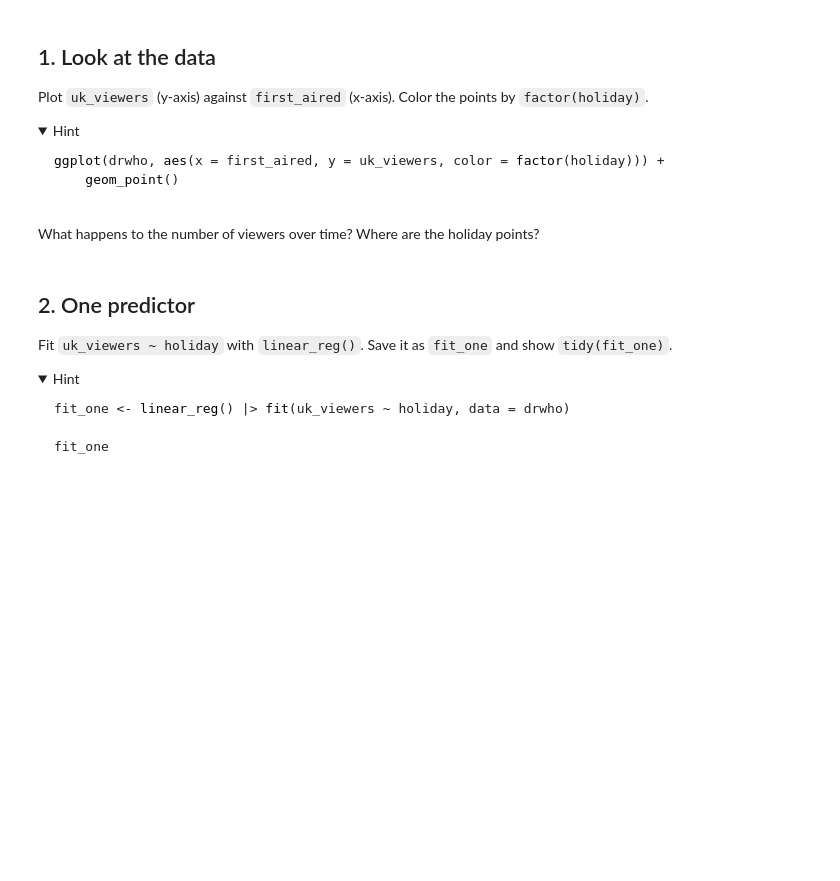
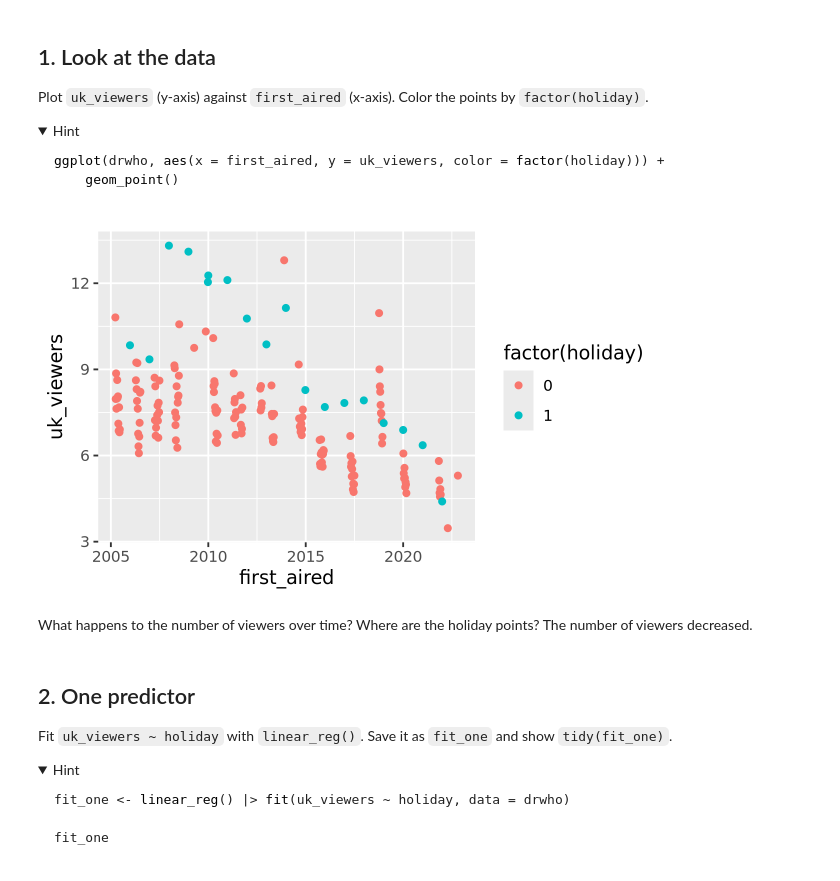
Before and after one commit to adithi-sri/codespace, a Jupyter notebook: exercises/12-drwho-exercise.ipynb, the cells around one changed output. Saved outputs shown, nothing was run; the diff lists cells and outputs as text; code cells hidden in the pictures; folded sections open; blank space fills up the shorter version.

Commit message:
complete exercises/12-drwho-exercise.ipynb

````diff
--- a/exercises/12-drwho-exercise.ipynb
+++ b/exercises/12-drwho-exercise.ipynb
@@ -54,8 +75,13 @@ ggplot(drwho, aes(x = first_aired, y = uk_viewers, color = factor(holiday))) +
 ```
 
 </details>
+# %%
+ggplot(drwho, aes(x = first_aired, y = uk_viewers, color = factor(holiday))) +
+    geom_point()
+# %% [output]
+[figure, added]
 # %% [markdown]
-What happens to the number of viewers over time? Where are the holiday points?
+What happens to the number of viewers over time? Where are the holiday points? The number of viewers decreased.
 # %% [markdown]
 ## 2. One predictor
 
````
Also changed, not shown: parts of 8 cells of this notebook.
